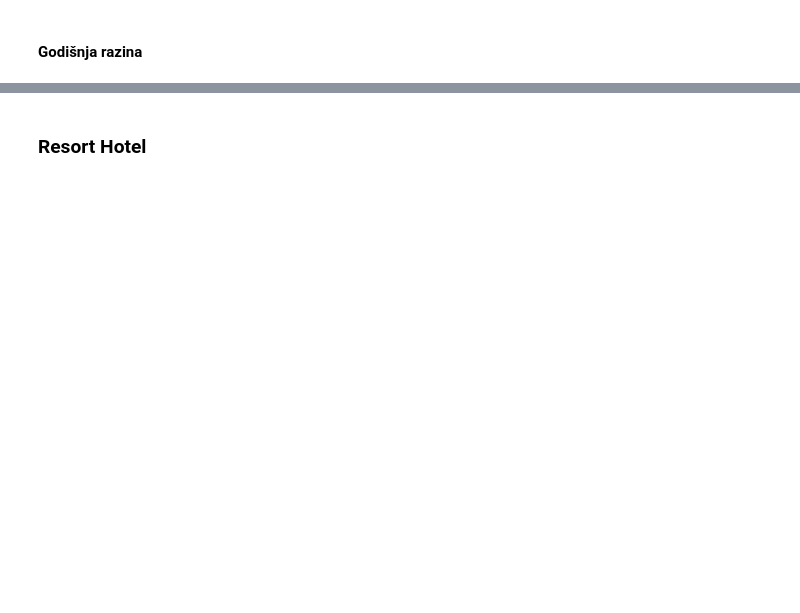
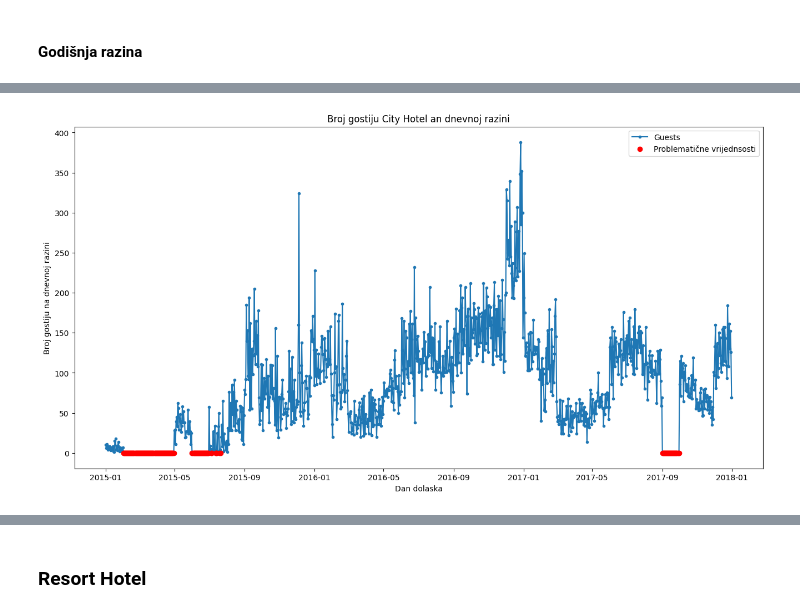
Before and after one commit to MarkoHaralovic/Prediction-of-Hotel-Occupancy, a Jupyter notebook: prediction-of-hotel-occupancy/notebooks/ARIMA_occupancy_prediction.ipynb, the cells around one changed output, grey strips where cells are left out. Cells and saved outputs as stored; diff of their text form; code cells hidden in the pictures; blank space fills up the shorter version.

```diff
--- a/prediction-of-hotel-occupancy/notebooks/ARIMA_occupancy_prediction.ipynb
+++ b/prediction-of-hotel-occupancy/notebooks/ARIMA_occupancy_prediction.ipynb
@@ -29,3 +41,9 @@ warnings.filterwarnings("ignore")
+# %%
+DATA_WO_CANCELLATIONS_PATH = '../data/interim/data_wo_cancel.parquet'
+DATA_HOTEL0_PATH = '../data/interim/data_wo_cancel_hotel0.parquet'
+DATA_HOTEL1_PATH = '../data/interim/data_wo_cancel_hotel1.parquet'
 # %%
-data = pd.read_parquet('../data/raw/export_df.parquet')
+data = pd.read_parquet(DATA_WO_CANCELLATIONS_PATH)
+dataResort = pd.read_parquet(DATA_HOTEL0_PATH)
+dataCity = pd.read_parquet(DATA_HOTEL1_PATH)
 data.head()
@@ -88,5 +91,0 @@ print(f"Imamo {len(data)} zapisa za stvarne dolaske, odnosno {len(data)/orig_len
-# %%
-dataResort = data[data['hotel_id'] == 0]
-dataCity = data[data['hotel_id'] == 1]
-
-assert len(dataResort) + len(dataCity) == len(data)
@@ -174,0 +155,14 @@ NumberOfGuestsYearlyCity.head(5)
+# %%
+indexes = NumberOfGuestsDailyCity[NumberOfGuestsDailyCity['ukupno_gostiju'] == 0].index
+periods = []
+start_date = indexes[0]
+for i in range(1, len(indexes)):
+    if (indexes[i] - indexes[i-1]).days > 1:
+        end_date = indexes[i-1]
+        periods.append((start_date, end_date))
+        start_date = indexes[i]
+
+periods.append((start_date, indexes[-1]))
+
+for start, end in periods:
+    print(f"Periodi gdje je broj gostiju jednak nuli : od {start.date()} do {end.date()}, ukupno {(end - start).days} dana")
@@ -174,0 +184,14 @@ NumberOfGuestsYearlyCity.head(5)
+# %%
+plt.figure(figsize=(16, 8))
+
+plt.plot(NumberOfGuestsDailyCity['ukupno_gostiju'], marker='.', label='Guests')
+plt.plot(NumberOfGuestsDailyCity.loc[indexes, 'ukupno_gostiju'], 'o', color='red', label='Problematične vrijednsosti')
+
+plt.title('Broj gostiju City Hotel an dnevnoj razini')
+plt.xlabel('Dan dolaska')
+plt.ylabel('Broj gostiju na dnevnoj razini')
+
+plt.legend()
+plt.show()
+# %% [output]
+[figure, added]
```
Also changed, not shown: parts of 52 cells of this notebook, 4 other files.
